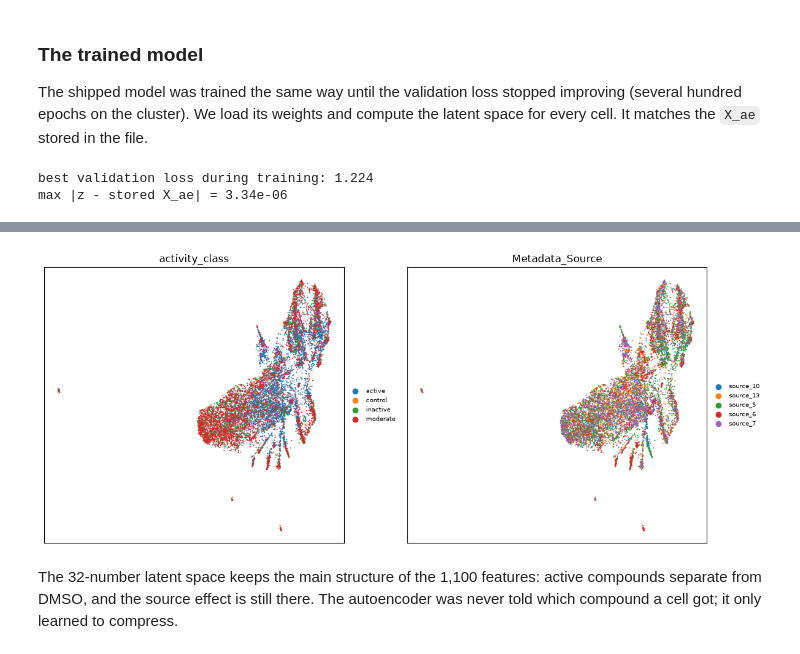
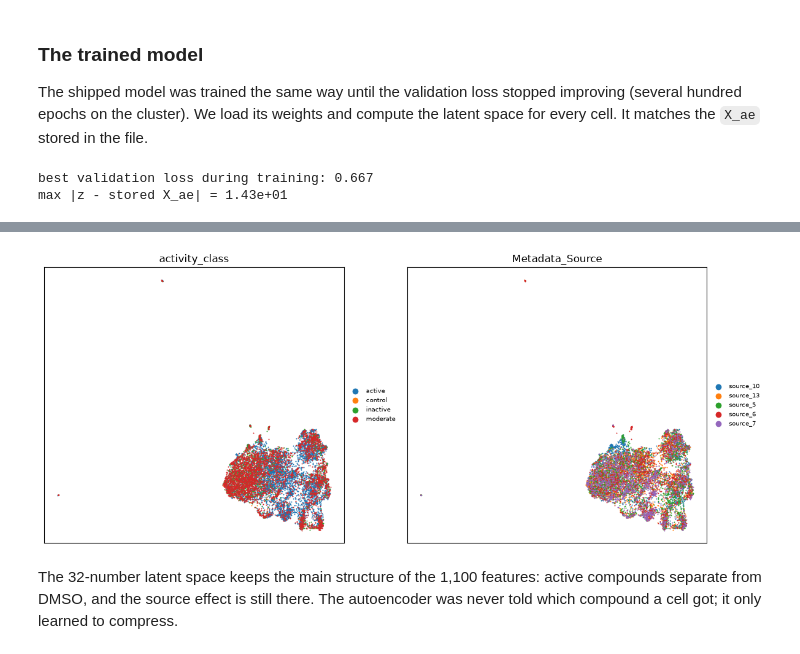
Before and after one commit to scverse/202611_workshop_SBI2, a Jupyter notebook: notebooks/03_training_annbatch.ipynb, the cells around one changed output, grey strips where cells are left out. Cells and saved outputs as stored; diff of their text form; code cells hidden in the pictures.

Commit message:
full run

```diff
--- a/notebooks/03_training_annbatch.ipynb
+++ b/notebooks/03_training_annbatch.ipynb
@@ -15,7 +15,7 @@ use like any other embedding.
 annbatch hands mini-batches of an AnnData to a training loop, from memory or straight from disk. We train one epoch
 live (well under a minute on a laptop), then load the model that was trained to convergence beforehand.
 # %%
-TIER = "small"  # or "full"
+TIER = "full" # or "small
 # %%
 from data import short_warnings
 
@@ -37,7 +37,7 @@ torch.manual_seed(0)
 t_start = time.time()
 cells = load_cells(tier_file(TIER))
 device = "mps" if platform.system() == "Darwin" else "cpu"  # or gpu if you have nvidia hardware! or tpu with google!
-ckpt = torch.load(fetch("autoencoder.pt"), map_location=device, weights_only=True)
+ckpt = torch.load(fetch(f"autoencoder_{TIER}.pt"), map_location=device, weights_only=True)
 # %% [markdown]
 ### The input
 
@@ -203,9 +200,9 @@ with torch.no_grad():
 print(f"best validation loss during training: {ckpt['best_val_mse']:.3f}")
 print(f"max |z - stored X_ae| = {np.abs(z - cells.obsm['X_ae']).max():.2e}")
 # %% [output]
-best validation loss during training: 1.224
-max |z - stored X_ae| = 3.34e-06
+best validation loss during training: 0.667
+max |z - stored X_ae| = 1.43e+01
 # %%
-plot_2d(umap_2d(z), cells.obs, ["activity_class", "Metadata_Source"])
+plot_2d(umap_2d(z[np.array(cells.obs["activity_class"] != "other")]), cells.obs[cells.obs["activity_class"] != "other"], ["activity_class", "Metadata_Source"])
 plt.tight_layout()
 # %% [output]
@@ -213,5 +209,5 @@ ImportWarning: Tensorflow not installed; ParametricUMAP will be unavailable
 UserWarning: n_jobs value 1 overridden to 1 by setting random_state. Use no seed for parallelism.
-[figure, old version]
+[figure, new version]
 # %% [markdown]
 The 32-number latent space keeps the main structure of the 1,100 features: active compounds separate from DMSO,
 and the source effect is still there. The autoencoder was never told which compound a cell got; it only learned to
```
Also changed, not shown: parts of 13 cells of this notebook, 1 other file.
